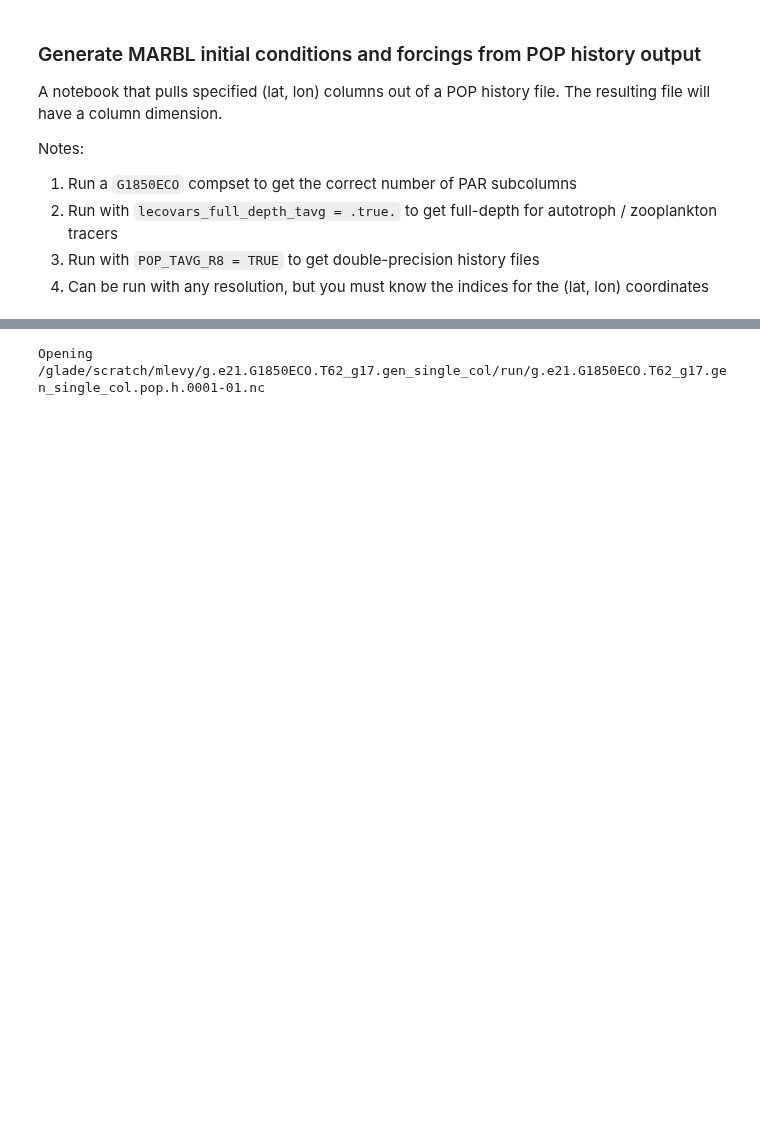
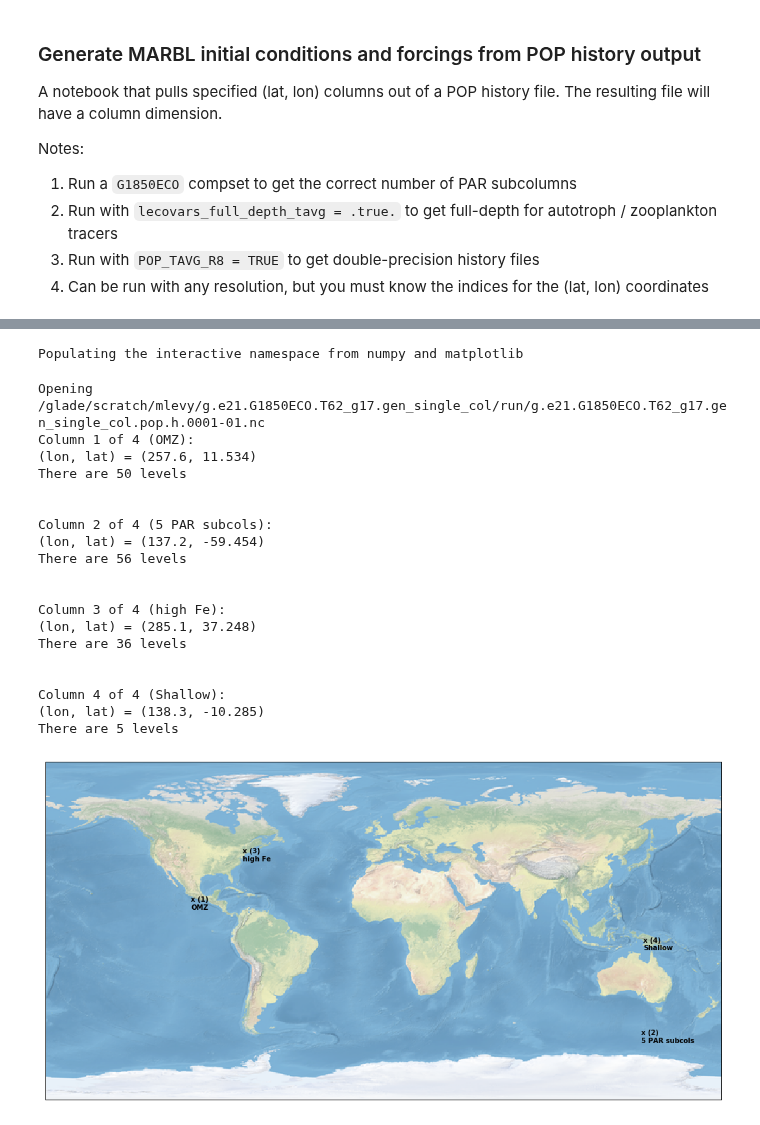
Before and after one commit to mnlevy1981/MARBL-notebooks, a Jupyter notebook: Forcing Data (with xarray).ipynb, the cells around one changed output, grey strips where cells are left out. Drawn from its saved outputs; the diff is of its cells as text; code cells hidden in the pictures; blank space fills up the shorter version.

```diff
--- a/Forcing Data (with xarray).ipynb
+++ b/Forcing Data (with xarray).ipynb
@@ -41,21 +41,69 @@ Populating the interactive namespace from numpy and matplotlib
+# %%
+%pylab inline
+pylab.rcParams['figure.figsize'] = (18.0, 10.0); # Large figures
+# %% [output]
+Populating the interactive namespace from numpy and matplotlib
 # %%
 import os
 
 # gx1v7 output; daily averages
 filename = os.path.join(os.path.expanduser('~/'), 'MARBL_data', 'POP_hist.nc')
 if not os.path.isfile(filename):
     casename='g.e21.G1850ECO.T62_g17.gen_single_col'
     rundir=os.path.join(os.path.sep, 'glade', 'scratch', 'mlevy', casename, 'run')
     date='0001-01'
     filename = os.path.join(rundir, '%s.pop.h.%s.nc' % (casename, date))
 
 if os.path.isfile(filename):
     print("Opening %s" % filename)
-    ds_in = xr.open_dataset(filename, decode_times=False, decode_coords=False)
+    # Workaround for https://github.com/pydata/xarray/issues/1576
+    ds_in = xr.open_dataset(filename, decode_cf=False)
+    del(ds_in['KMT'].attrs['_FillValue'])
+    del(ds_in['KMT'].attrs['missing_value'])
+    ds_in = xr.decode_cf(ds_in, decode_times=False, decode_coords=False)
 else:
     print("Can not find %s" % filename)
+
+ax = plt.axes(projection=ccrs.PlateCarree())
+ax.stock_img()
+# ax.coastlines()
+
+active_level_cnt = []
+for n in range(ncol):
+    lon = ds_in.isel(time=0, nlat=lat_in[n], nlon=lon_in[n])['TLONG'].values
+    lat = ds_in.isel(time=0, nlat=lat_in[n], nlon=lon_in[n])['TLAT'].values
+    active_level_cnt.append(ds_in.isel(time=0, nlat=lat_in[n], nlon=lon_in[n])['KMT'].values)
+
+    # Verify location
+    label = "x ({})\n{}".format(n+1, desc[n])
+    plt.text(lon, lat, label, horizontalalignment='left', transform=ccrs.Geodetic(), weight='bold')
+
+    print('Column {} of {} ({}):'.format(n+1, ncol, desc[n]))
+    print('(lon, lat) = ({:.1f}, {:.3f})'.format(lon, lat))
+    print('There are {} levels'.format(active_level_cnt[n]))
+    if n < ncol-1:
+        print('\n')
 # %% [output]
 Opening /glade/scratch/mlevy/g.e21.G1850ECO.T62_g17.gen_single_col/run/g.e21.G1850ECO.T62_g17.gen_single_col.pop.h.0001-01.nc
+Column 1 of 4 (OMZ):
+(lon, lat) = (257.6, 11.534)
+There are 50 levels
+
+
+Column 2 of 4 (5 PAR subcols):
+(lon, lat) = (137.2, -59.454)
+There are 56 levels
+
+
+Column 3 of 4 (high Fe):
+(lon, lat) = (285.1, 37.248)
+There are 36 levels
+
+
+Column 4 of 4 (Shallow):
+(lon, lat) = (138.3, -10.285)
+There are 5 levels
+[figure, added]
 # %%
 # Variables to keep (POP Variable Names)
 grid_vars = ['TLAT', 'TLONG', 'z_t', 'z_t_150m', 'z_w_bot', 'dz']
```
Also changed, not shown: parts of 4 cells of this notebook.
